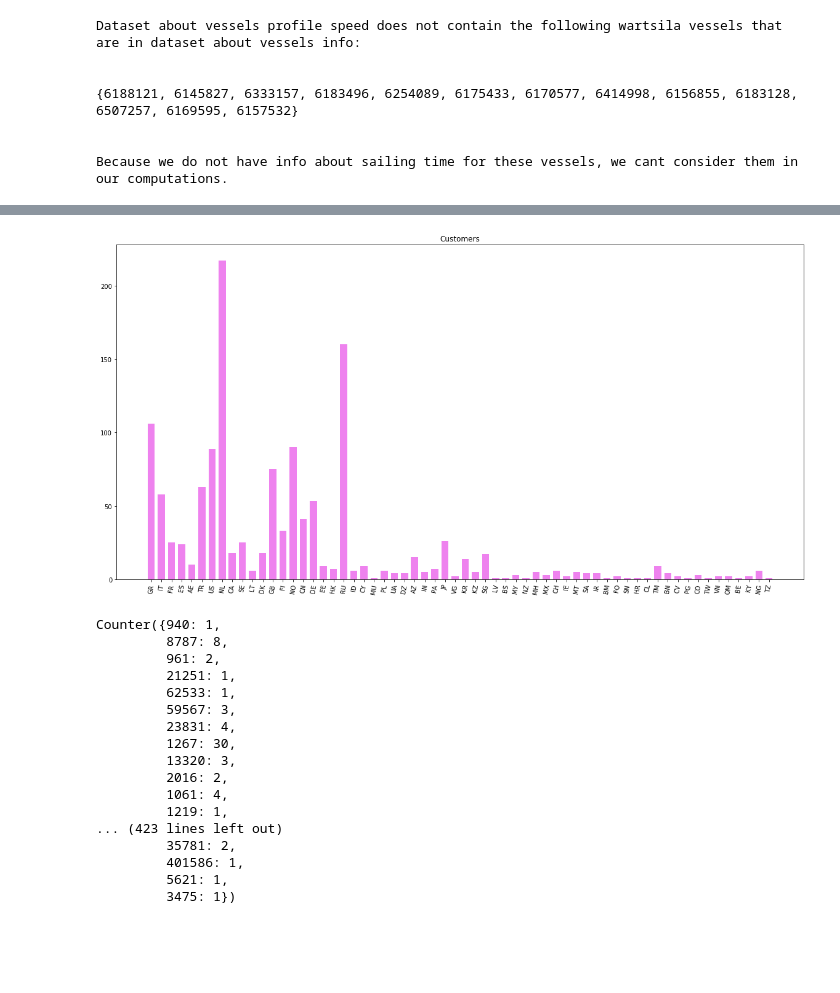
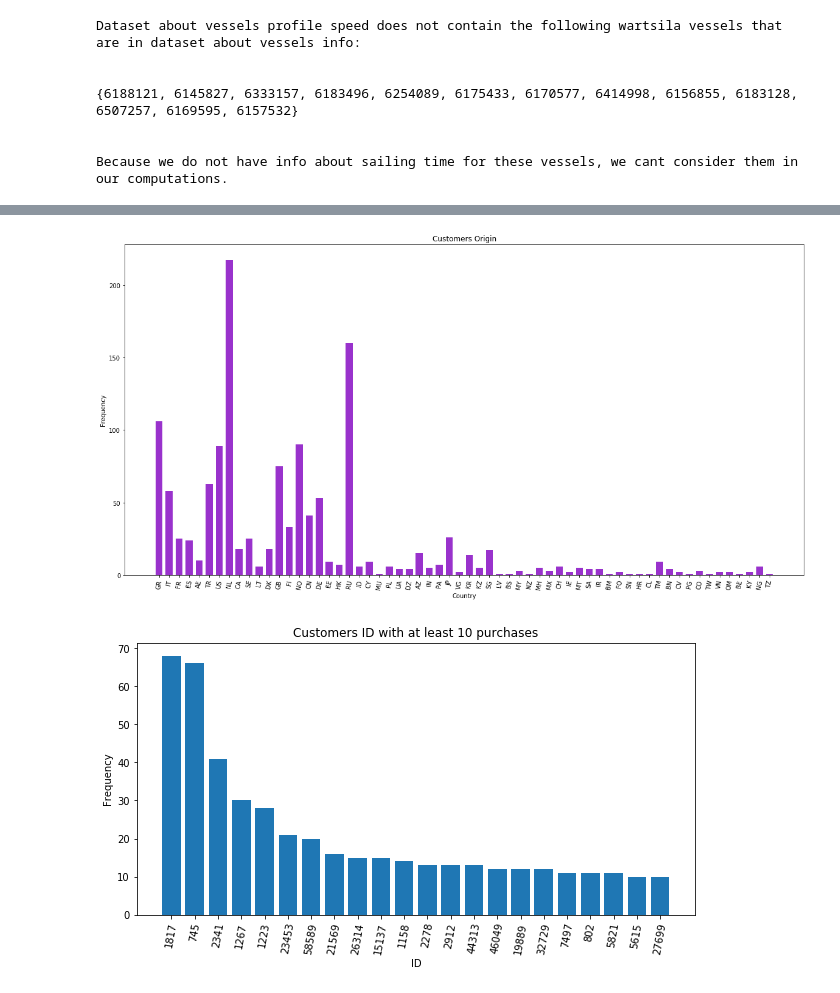
Before and after one commit to LivLilli/EPL, a Jupyter notebook: project.ipynb, the cells around one changed output, grey strips where cells are left out. Cells and saved outputs as stored; diff of their text form; code cells hidden in the pictures; blank space fills up the shorter version.

```diff
--- a/project.ipynb
+++ b/project.ipynb
@@ -103,24 +77,8 @@ plot_frequency('Product', 'maroon', 'Products','products')
 # %%
-plot_frequency2('Customer Country', 'violet', 'Customers')
+plot_frequency2(epl_vessels_all_info,'Customer Country', 'darkorchid', 'Customers Origin')
 # %% [output]
-[figure, old version]
+[figure, new version]
-# %%
-Counter(epl_vessels_all_info['Customer ID'].values)
-# %% [output]
-Counter({940: 1,
-         8787: 8,
-         961: 2,
-         21251: 1,
-         62533: 1,
-         59567: 3,
-         23831: 4,
-         1267: 30,
-         13320: 3,
-         2016: 2,
-         1061: 4,
-         1219: 1,
-... (423 lines left out)
-         35781: 2,
-         401586: 1,
-         5621: 1,
-         3475: 1})
+# %%
+plot_frequency3(epl_vessels_all_info)
+# %% [output]
+[figure, added]
```
Also changed, not shown: parts of 5 cells of this notebook, 1 other file.
